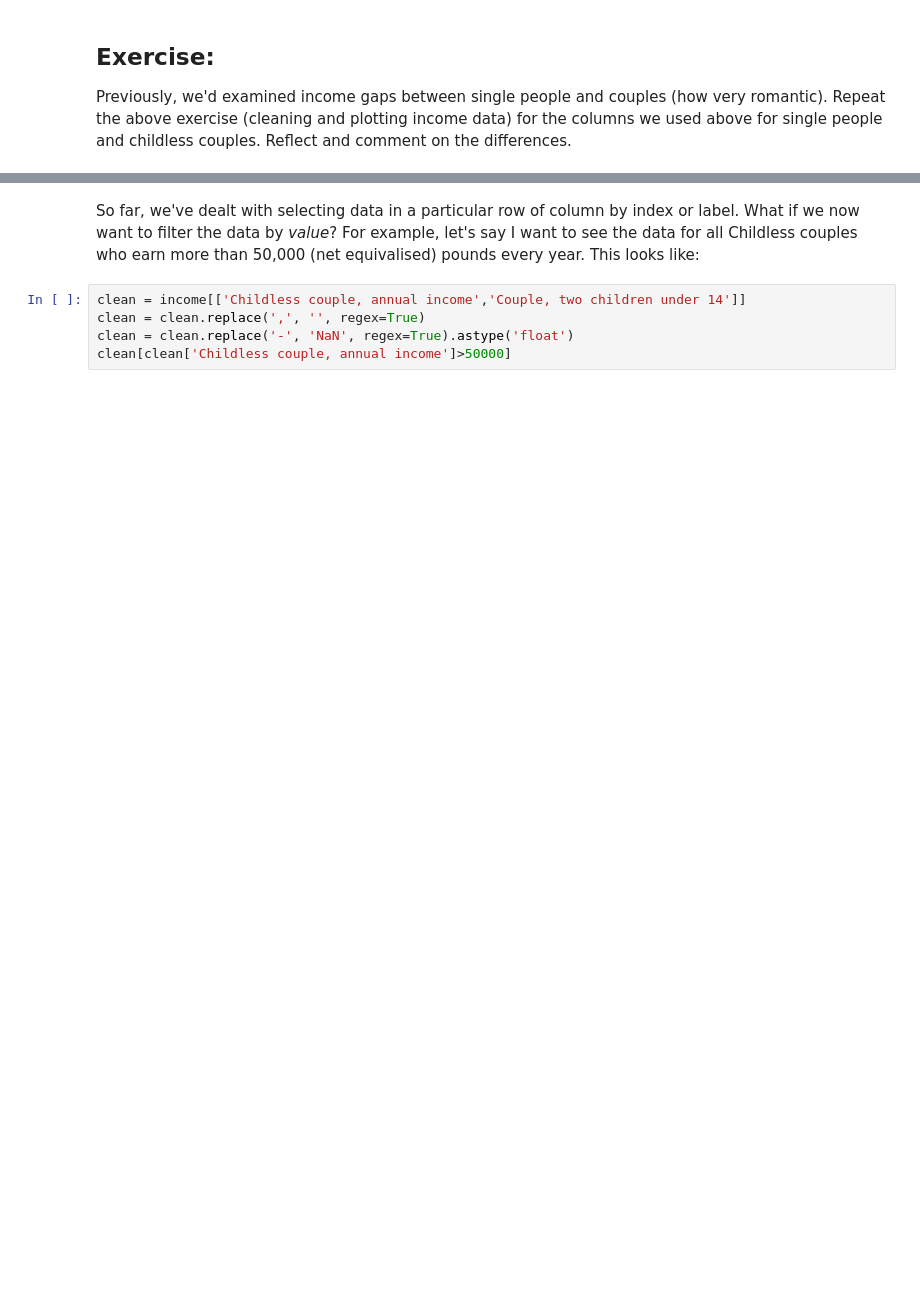
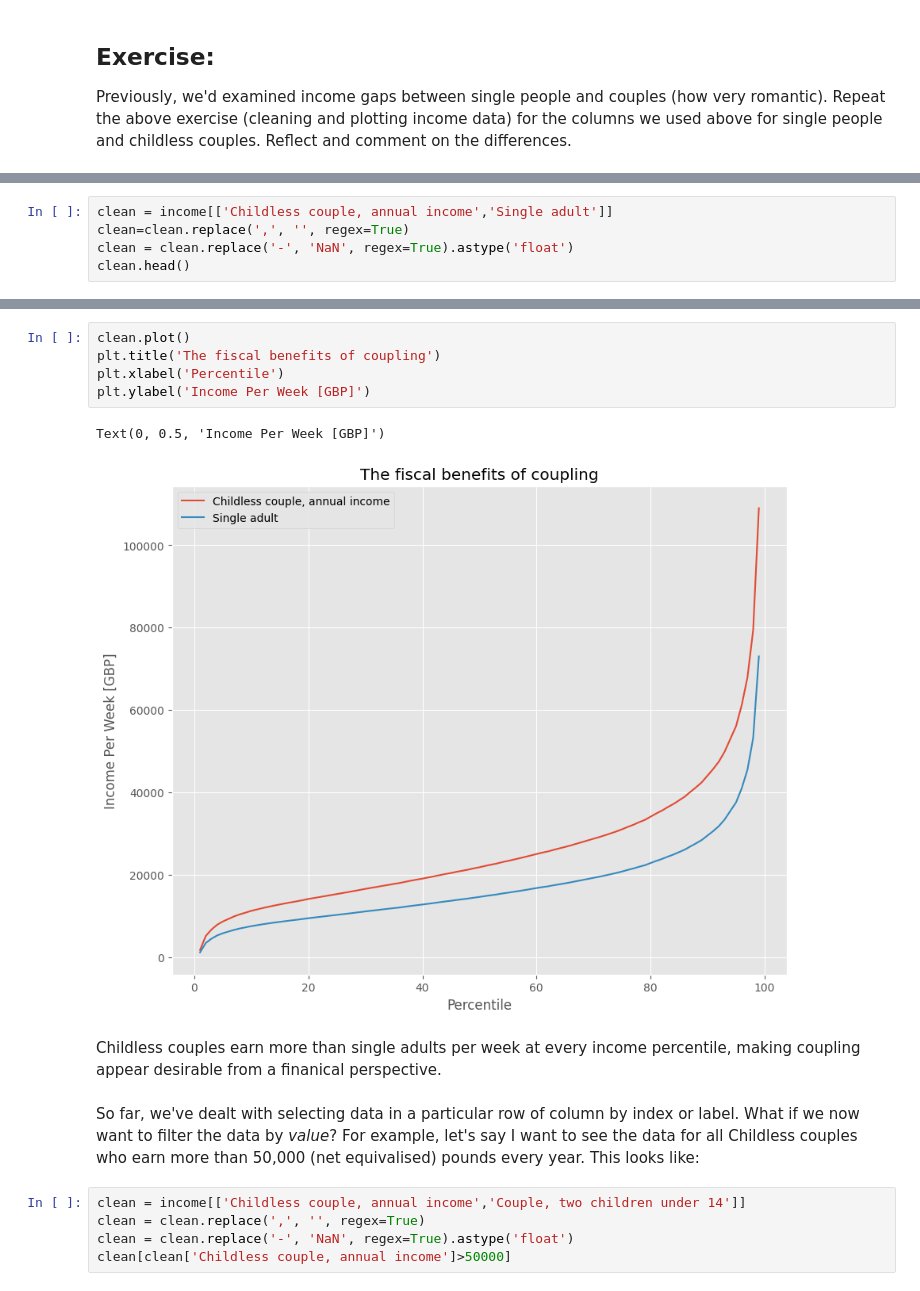
Before and after one commit to danakrasznai/QM2, a Jupyter notebook: notebooks/W02. Pandas.ipynb, the cells around one changed output, grey strips where cells are left out. Saved outputs shown, nothing was run; the diff lists cells and outputs as text; blank space fills up the shorter version.

```diff
--- a/notebooks/W02. Pandas.ipynb
+++ b/notebooks/W02. Pandas.ipynb
@@ -317,0 +344,5 @@ Add your reflection here.
+# %%
+clean = income[['Childless couple, annual income','Single adult']]
+clean=clean.replace(',', '', regex=True)
+clean = clean.replace('-', 'NaN', regex=True).astype('float')
+clean.head()
@@ -318,3 +357,13 @@ Add your reflection here.
+# %%
+clean.plot()
+plt.title('The fiscal benefits of coupling')
+plt.xlabel('Percentile')
+plt.ylabel('Income Per Week [GBP]')
+# %% [output]
+Text(0, 0.5, 'Income Per Week [GBP]')
+[figure, added]
+# %% [markdown]
+Childless couples earn more than single adults per week at every income percentile, making coupling appear desirable from a finanical perspective.
 # %% [markdown]
 So far, we've dealt with selecting data in a particular row of column by index or label. What if we now want to filter the data by *value*? For example, let's say I want to see the data for all Childless couples who earn more than 50,000 (net equivalised) pounds every year. This looks like:
 # %%
```
Also changed, not shown: parts of 23 cells of this notebook.
